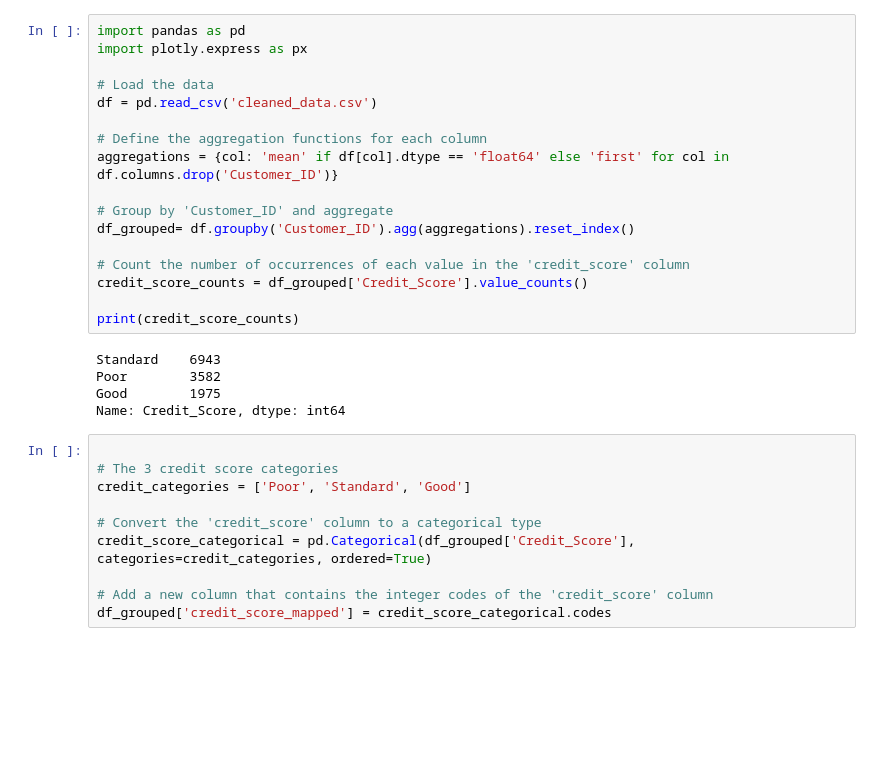
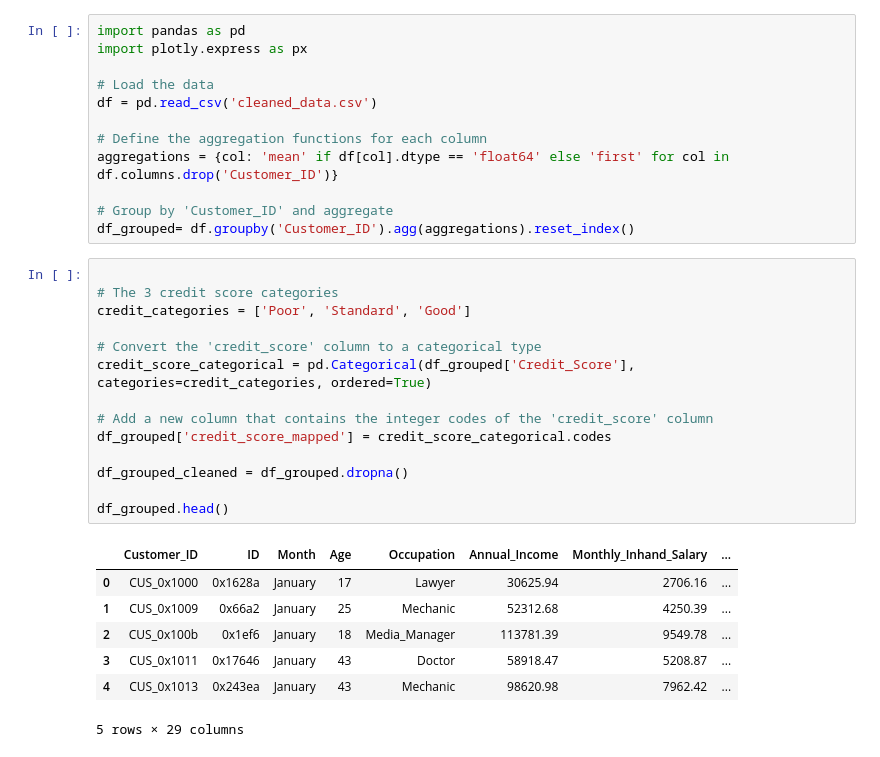
Before and after one commit to TimoWijnen2001/Visualization, a Jupyter notebook: plotly_jip.ipynb, the cells around one changed output. Cells and saved outputs as stored; diff of their text form; blank space fills up the shorter version.

```diff
--- a/plotly_jip.ipynb
+++ b/plotly_jip.ipynb
@@ -10,23 +10,25 @@ aggregations = {col: 'mean' if df[col].dtype == 'float64' else 'first' for col i
 
 # Group by 'Customer_ID' and aggregate
 df_grouped= df.groupby('Customer_ID').agg(aggregations).reset_index()
-
-# Count the number of occurrences of each value in the 'credit_score' column
-credit_score_counts = df_grouped['Credit_Score'].value_counts()
-
-print(credit_score_counts)
-# %% [output]
-Standard    6943
-Poor        3582
-Good        1975
-Name: Credit_Score, dtype: int64
 # %%
 
 # The 3 credit score categories
 credit_categories = ['Poor', 'Standard', 'Good']
 
 # Convert the 'credit_score' column to a categorical type
 credit_score_categorical = pd.Categorical(df_grouped['Credit_Score'], categories=credit_categories, ordered=True)
 
 # Add a new column that contains the integer codes of the 'credit_score' column
 df_grouped['credit_score_mapped'] = credit_score_categorical.codes
+
+df_grouped_cleaned = df_grouped.dropna()
+
+df_grouped.head()
+# %% [output]
+|  | Customer_ID | ID | Month | Age | Occupation | Annual_Income | Monthly_Inhand_Salary | ... |
+| 0 | CUS_0x1000 | 0x1628a | January | 17 | Lawyer | 30625.94 | 2706.16 | ... |
+| 1 | CUS_0x1009 | 0x66a2 | January | 25 | Mechanic | 52312.68 | 4250.39 | ... |
+| 2 | CUS_0x100b | 0x1ef6 | January | 18 | Media_Manager | 113781.39 | 9549.78 | ... |
+| 3 | CUS_0x1011 | 0x17646 | January | 43 | Doctor | 58918.47 | 5208.87 | ... |
+| 4 | CUS_0x1013 | 0x243ea | January | 43 | Mechanic | 98620.98 | 7962.42 | ... |
+5 rows × 29 columns
```
Also changed, not shown: parts of 3 cells of this notebook.
